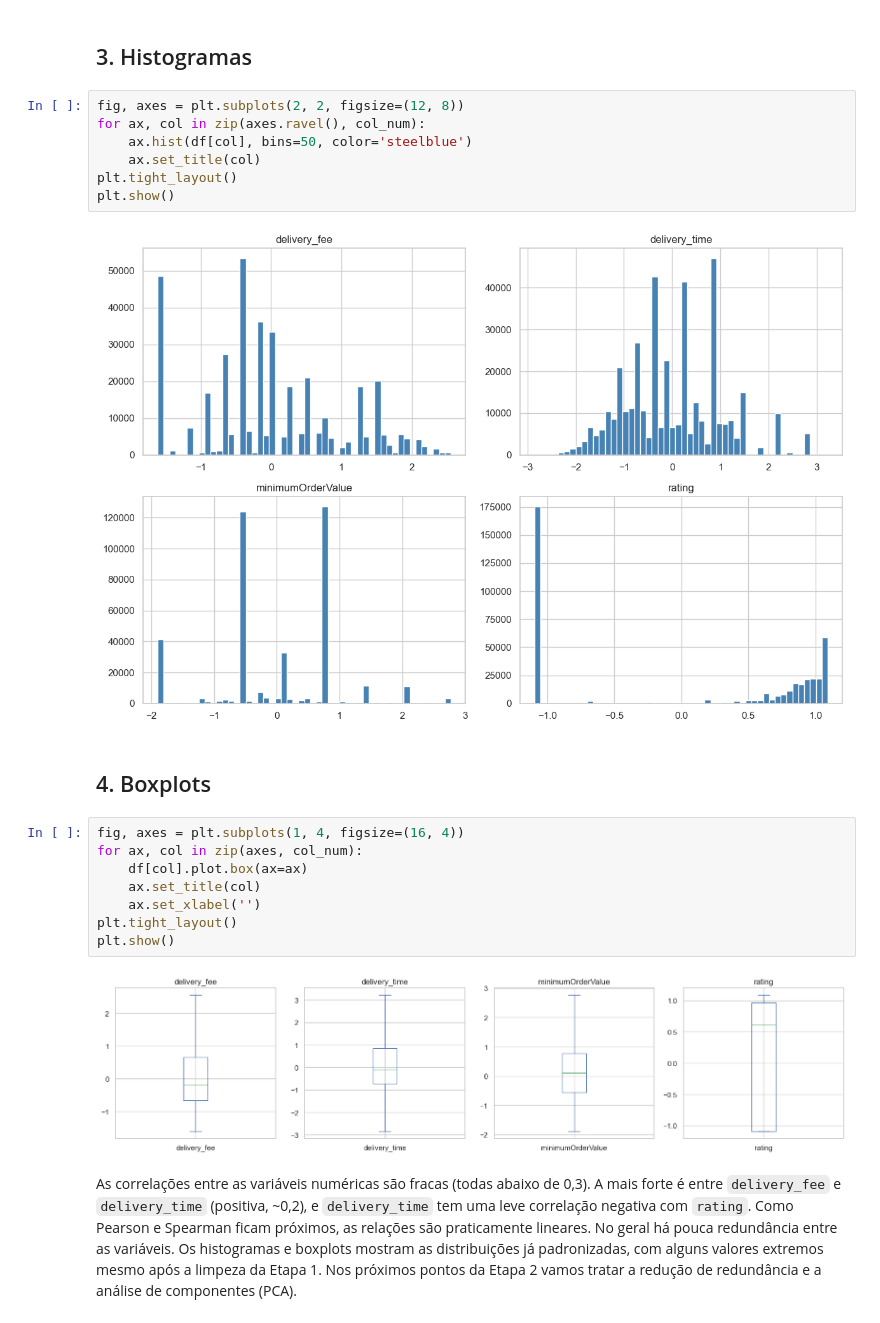
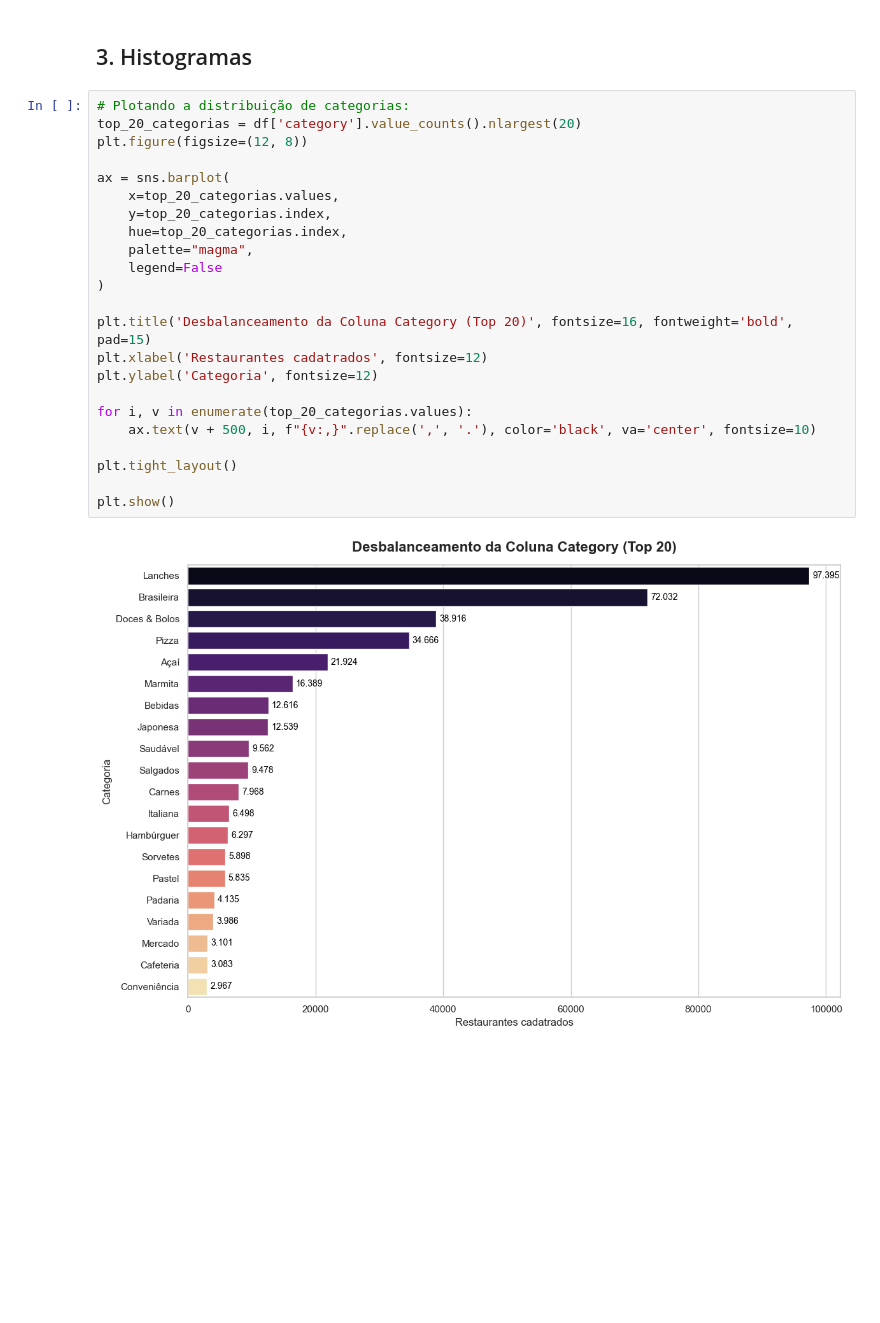
Before and after one commit to Tassara7/cd2-trabalho, a Jupyter notebook: notebooks/analise_exploratoria.ipynb, the cells around one changed output. Cells and saved outputs as stored; diff of their text form; blank space fills up the shorter version.

```diff
--- a/notebooks/analise_exploratoria.ipynb
+++ b/notebooks/analise_exploratoria.ipynb
@@ -124,26 +127,28 @@ plt.show()
 [figure]
 # %% [markdown]
 ## 3. Histogramas
-# %%
-fig, axes = plt.subplots(2, 2, figsize=(12, 8))
-for ax, col in zip(axes.ravel(), col_num):
-    ax.hist(df[col], bins=50, color='steelblue')
-    ax.set_title(col)
-plt.tight_layout()
-plt.show()
-# %% [output]
-[figure, removed]
-# %% [markdown]
-## 4. Boxplots
-# %%
-fig, axes = plt.subplots(1, 4, figsize=(16, 4))
-for ax, col in zip(axes, col_num):
-    df[col].plot.box(ax=ax)
-    ax.set_title(col)
-    ax.set_xlabel('')
-plt.tight_layout()
-plt.show()
-# %% [output]
-[figure, removed]
-# %% [markdown]
-As correlações entre as variáveis numéricas são fracas (todas abaixo de 0,3). A mais forte é entre `delivery_fee` e `delivery_time` (positiva, ~0,2), e `delivery_time` tem uma leve correlação negativa com `rating`. Como Pearson e Spearman ficam próximos, as relações são praticamente lineares. No geral há pouca redundância entre as variáveis. Os histogramas e boxplots mostram as distribuições já padronizadas, com alguns valores extremos mesmo após a limpeza da Etapa 1. Nos próximos pontos da Etapa 2 vamos tratar a redução de redundância e a análise de componentes (PCA).
+# %%
+# Plotando a distribuição de categorias:
+top_20_categorias = df['category'].value_counts().nlargest(20)
+plt.figure(figsize=(12, 8))
+
+ax = sns.barplot(
+    x=top_20_categorias.values,
+    y=top_20_categorias.index,
+    hue=top_20_categorias.index,
+    palette="magma",
+    legend=False
+)
+
+plt.title('Desbalanceamento da Coluna Category (Top 20)', fontsize=16, fontweight='bold', pad=15)
+plt.xlabel('Restaurantes cadatrados', fontsize=12)
+plt.ylabel('Categoria', fontsize=12)
+
+for i, v in enumerate(top_20_categorias.values):
+    ax.text(v + 500, i, f"{v:,}".replace(',', '.'), color='black', va='center', fontsize=10)
+
+plt.tight_layout()
+
+plt.show()
+# %% [output]
+[figure, added]
```
Also changed, not shown: parts of 14 cells of this notebook, 4 other files.
